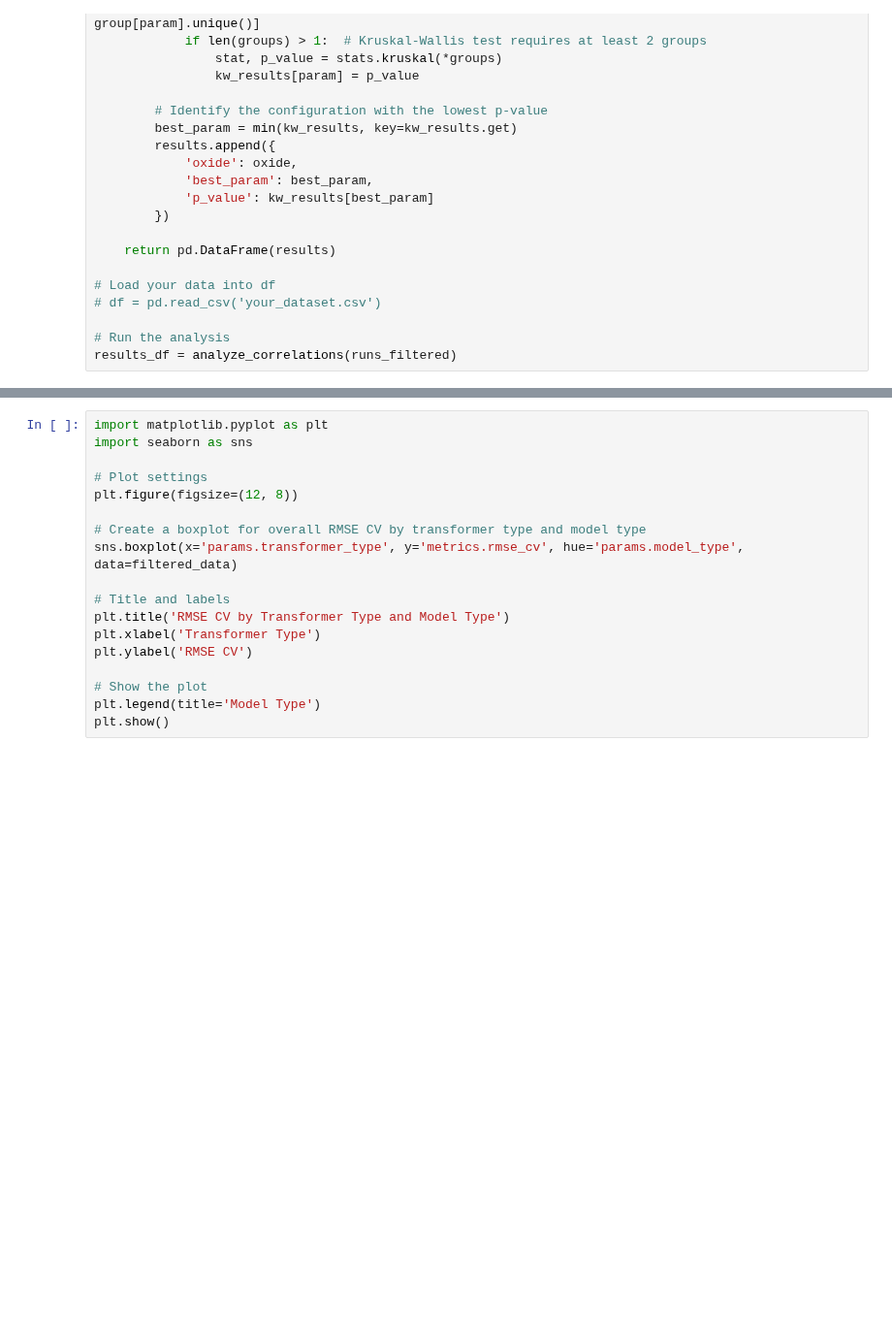
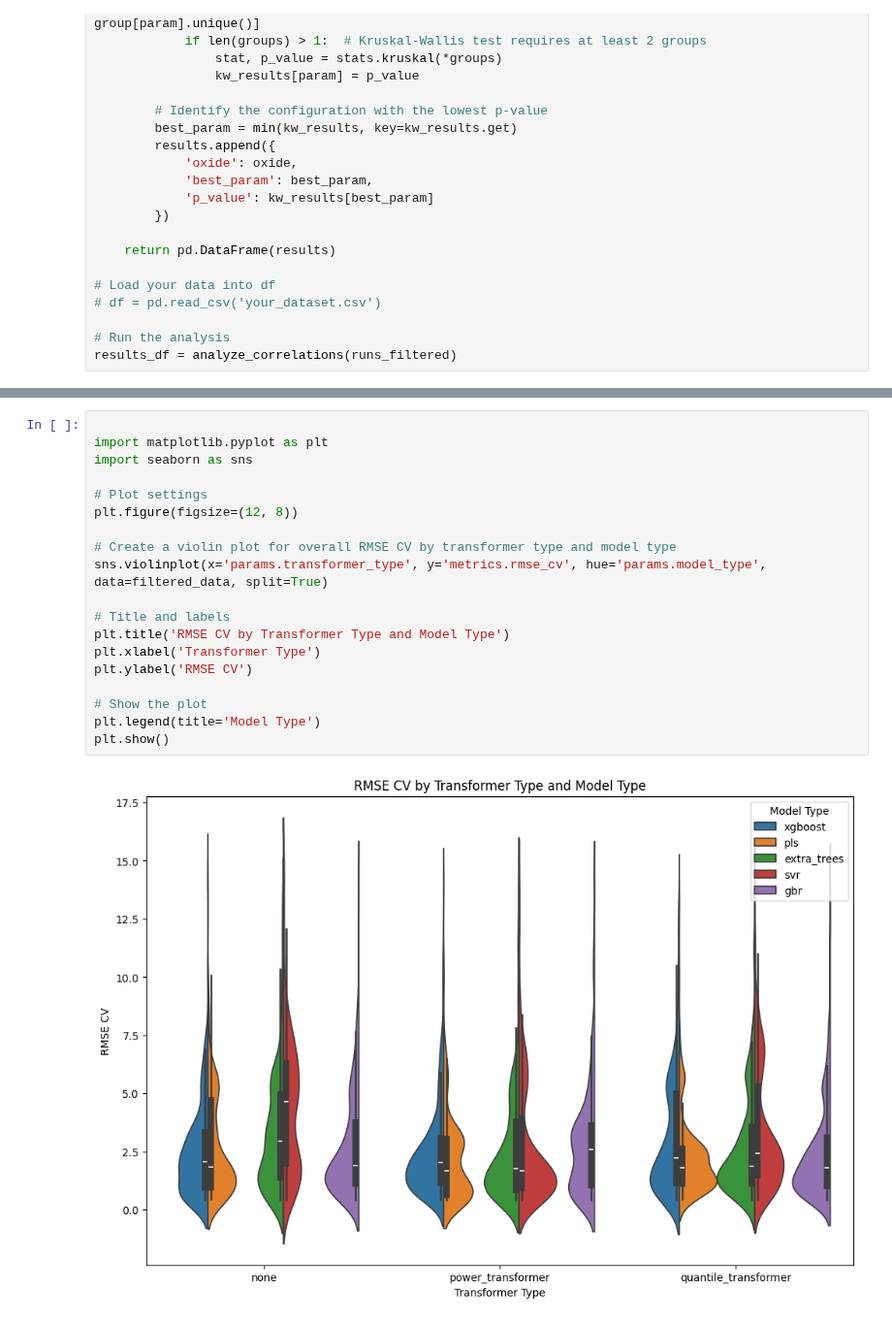
Before and after one commit to chhoumann/thesis-chemcam, a Jupyter notebook: baseline/experiment_analysis/experiment_analysis2.ipynb, the cells around one changed output, grey strips where cells are left out. Shown at 97% size. Saved outputs shown, nothing was run; the diff lists cells and outputs as text; blank space fills up the shorter version.

```diff
--- a/baseline/experiment_analysis/experiment_analysis2.ipynb
+++ b/baseline/experiment_analysis/experiment_analysis2.ipynb
@@ -228,18 +344,21 @@ plt.show()
 # %%
+
 import matplotlib.pyplot as plt
 import seaborn as sns
 
 # Plot settings
 plt.figure(figsize=(12, 8))
 
-# Create a boxplot for overall RMSE CV by transformer type and model type
-sns.boxplot(x='params.transformer_type', y='metrics.rmse_cv', hue='params.model_type', data=filtered_data)
+# Create a violin plot for overall RMSE CV by transformer type and model type
+sns.violinplot(x='params.transformer_type', y='metrics.rmse_cv', hue='params.model_type', data=filtered_data, split=True)
 
 # Title and labels
 plt.title('RMSE CV by Transformer Type and Model Type')
 plt.xlabel('Transformer Type')
 plt.ylabel('RMSE CV')
 
 # Show the plot
 plt.legend(title='Model Type')
 plt.show()
+# %% [output]
+[figure, added]
```
Also changed, not shown: parts of 11 cells of this notebook.
